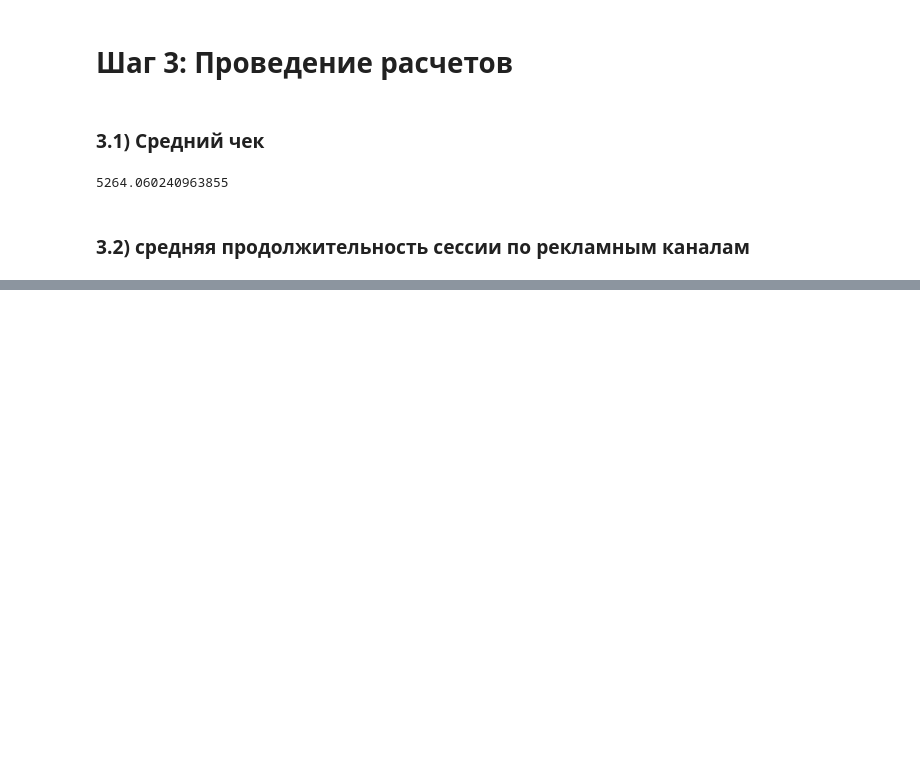
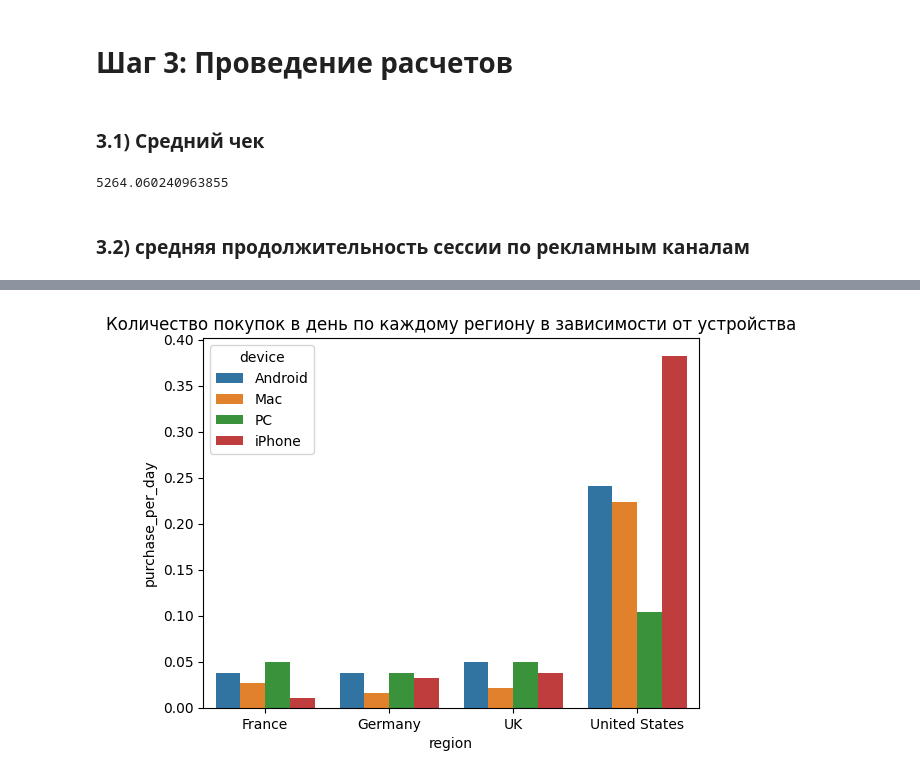
Before and after one commit to zhukovrost/lyceumFinalProject, a Jupyter notebook: project.ipynb, the cells around one changed output, grey strips where cells are left out. Saved outputs shown, nothing was run; the diff lists cells and outputs as text; code cells hidden in the pictures; blank space fills up the shorter version.

```diff
--- a/project.ipynb
+++ b/project.ipynb
@@ -466,0 +476,13 @@ print(av_check)
+# %%
+orders = df[df['order_date'].notnull()]
+days_count = (df["session_date"].max() - df["session_date"].min()).days # количество дней в диапазоне дат
+
+grouped_data = orders.groupby(['region', 'device']).size().apply(
+    lambda x: x / days_count
+).reset_index(name='purchase_per_day')
+
+sns.barplot(data=grouped_data, x='region', y='purchase_per_day', hue='device')
+plt.title("Количество покупок в день по каждому региону в зависимости от устройства")
+plt.show()
+# %% [output]
+[figure, added]
```
Also changed, not shown: parts of 14 cells of this notebook.
